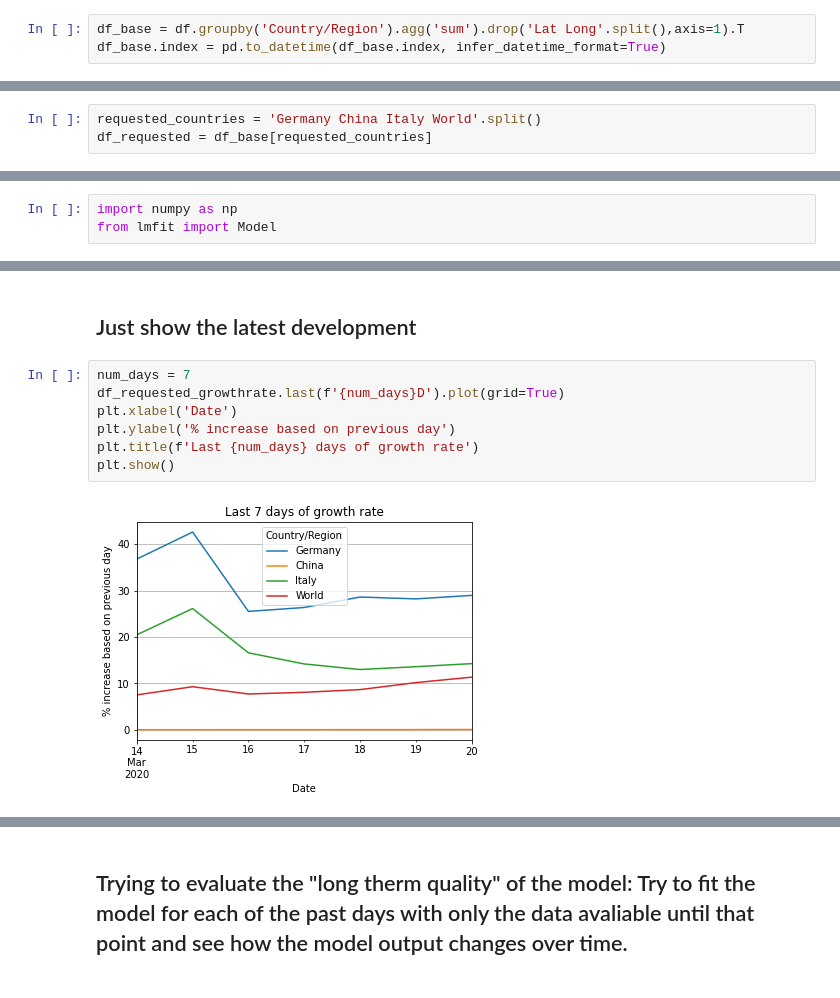
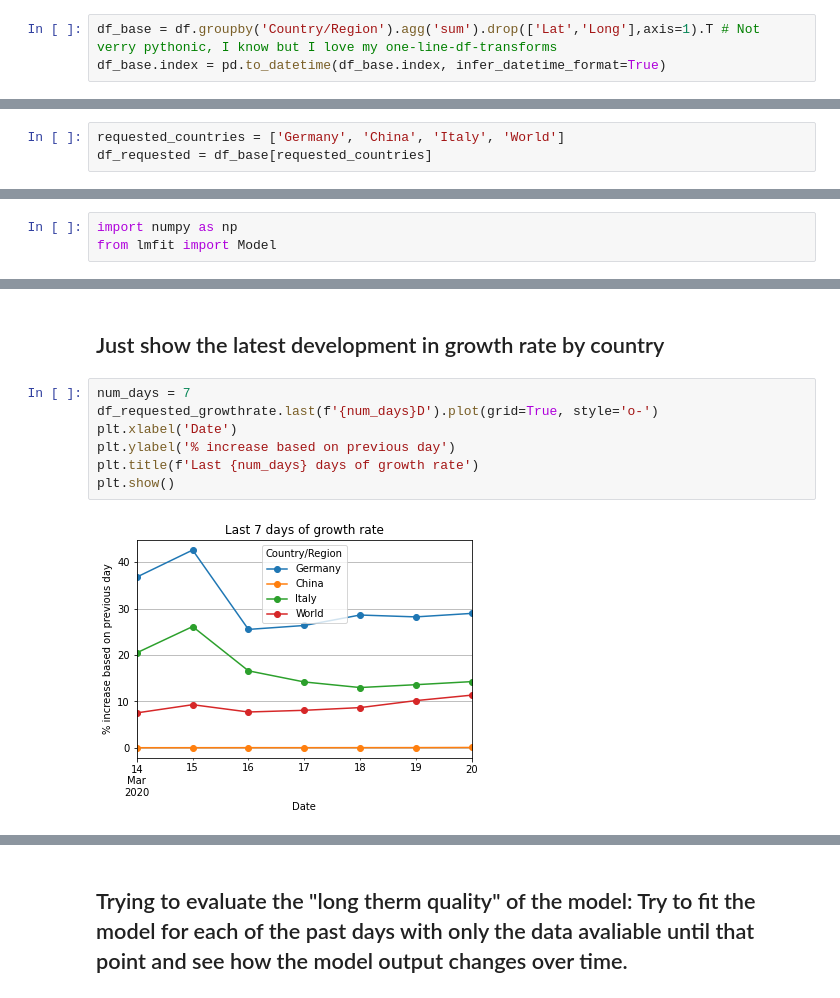
Before and after one commit to jmacenka/jupyternotebook_covid_19_visualization, a Jupyter notebook: analysis_of_the_covid_19_course.ipynb, the cells around one changed output, grey strips where cells are left out. Cells and saved outputs as stored; diff of their text form.

```diff
--- a/analysis_of_the_covid_19_course.ipynb
+++ b/analysis_of_the_covid_19_course.ipynb
@@ -33,6 +38,6 @@ df.head()
 # %% [markdown]
 ## Adapting the data shape for easier plotting
 # %%
-df_base = df.groupby('Country/Region').agg('sum').drop('Lat	Long'.split(),axis=1).T
+df_base = df.groupby('Country/Region').agg('sum').drop(['Lat','Long'],axis=1).T # Not verry pythonic, I know but I love my one-line-df-transforms
 df_base.index = pd.to_datetime(df_base.index, infer_datetime_format=True)
 # %%
@@ -61,6 +71,6 @@ Index(['Afghanistan', 'Albania', 'Algeria', 'Andorra', 'Angola',
 # %% [markdown]
 ## Apparently almost all countrys there are. So just picking the ones I am interested in for now. Feel free to manipulate.
 # %%
-requested_countries = 'Germany China Italy World'.split()
+requested_countries = ['Germany', 'China', 'Italy', 'World']
 df_requested = df_base[requested_countries]
 # %% [markdown]
@@ -206,13 +234,13 @@ Best fitting logistic model based on current days data for each country.
 
 *********************************************************************
 # %% [markdown]
-## Just show the latest development
+## Just show the latest development in growth rate by country
 # %%
 num_days = 7
-df_requested_growthrate.last(f'{num_days}D').plot(grid=True)
+df_requested_growthrate.last(f'{num_days}D').plot(grid=True, style='o-')
 plt.xlabel('Date')
 plt.ylabel('% increase based on previous day')
 plt.title(f'Last {num_days} days of growth rate')
 plt.show()
 # %% [output]
-[figure, old version]
+[figure, new version]
```
Also changed, not shown: parts of 14 cells of this notebook.
